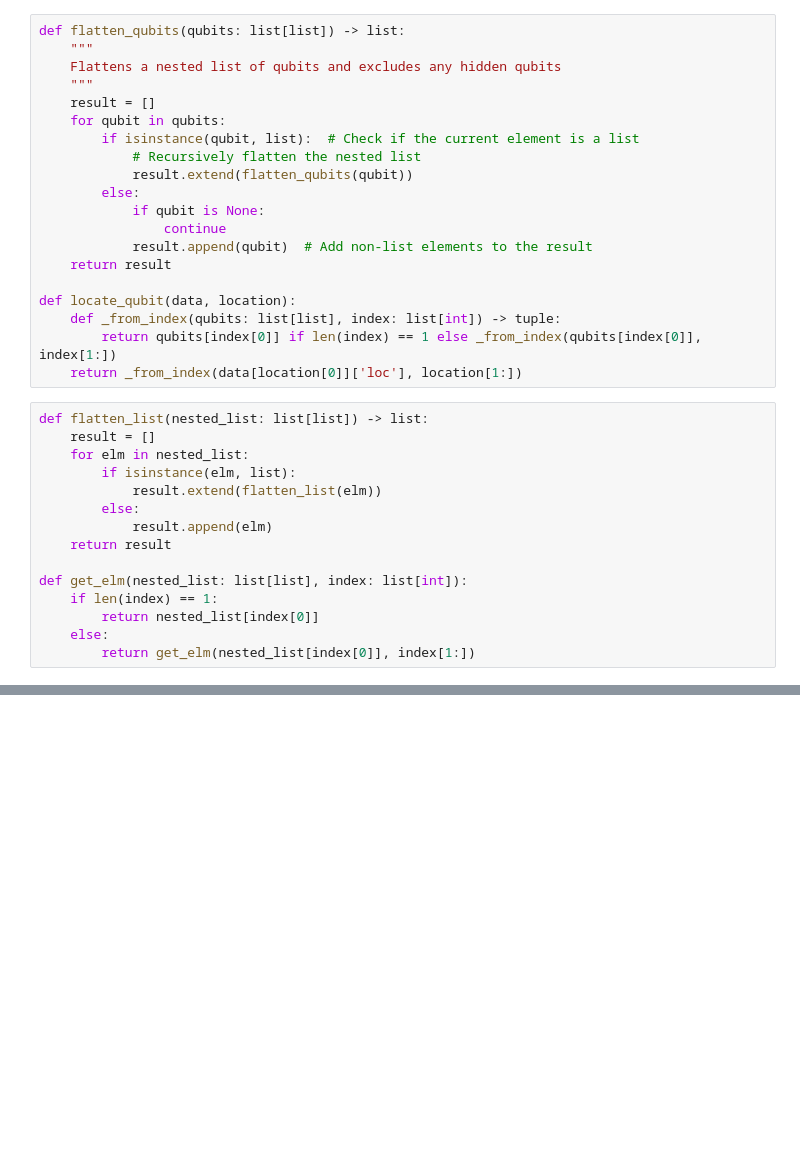
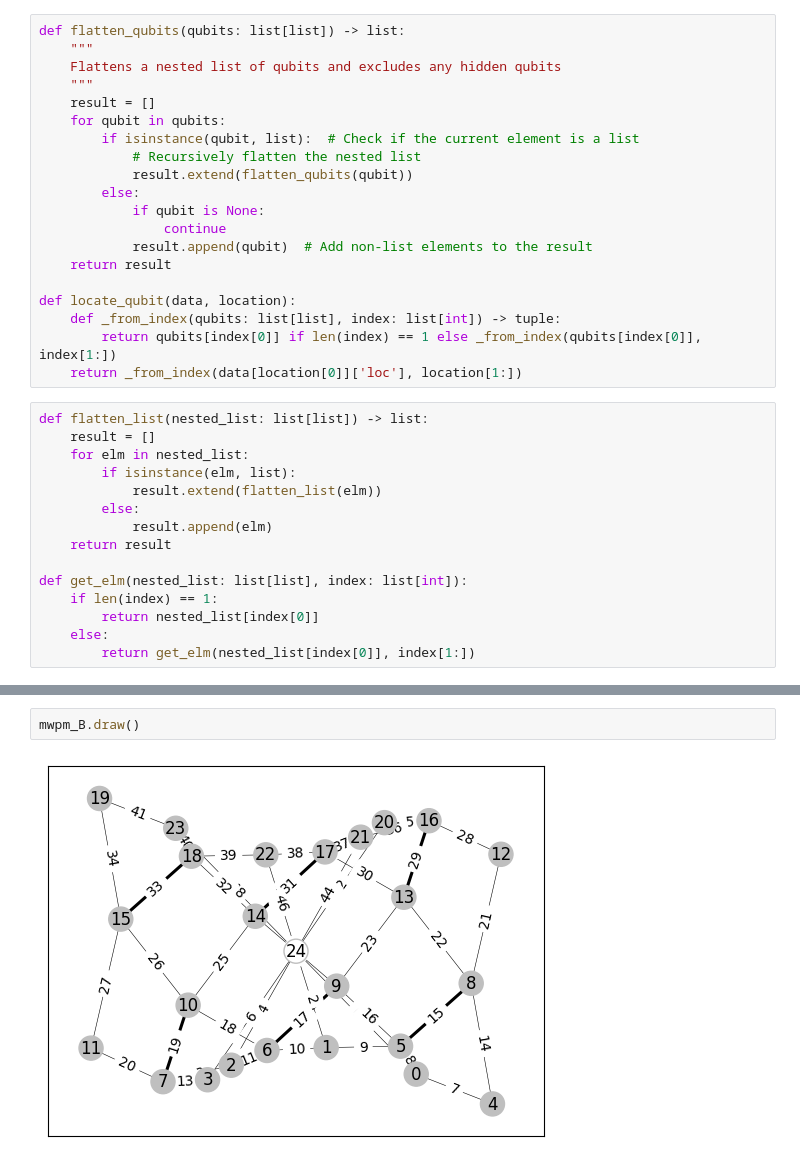
Before and after one commit to JuliusRye/QEC, a Jupyter notebook: packages/quantum_error_correction.ipynb, the cells around one changed output, grey strips where cells are left out. Saved outputs shown, nothing was run; the diff lists cells and outputs as text; blank space fills up the shorter version.

```diff
--- a/packages/quantum_error_correction.ipynb
+++ b/packages/quantum_error_correction.ipynb
@@ -312,0 +379,4 @@ plot_data(data, correction, syndromes)
+# %%
+mwpm_B.draw()
+# %% [output]
+[figure, added]
```
Also changed, not shown: parts of 11 cells of this notebook, 4 other files.
